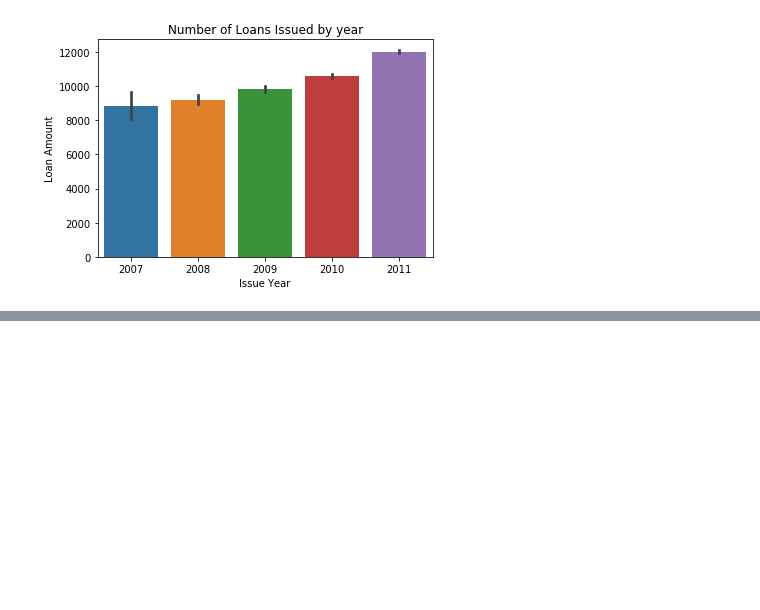
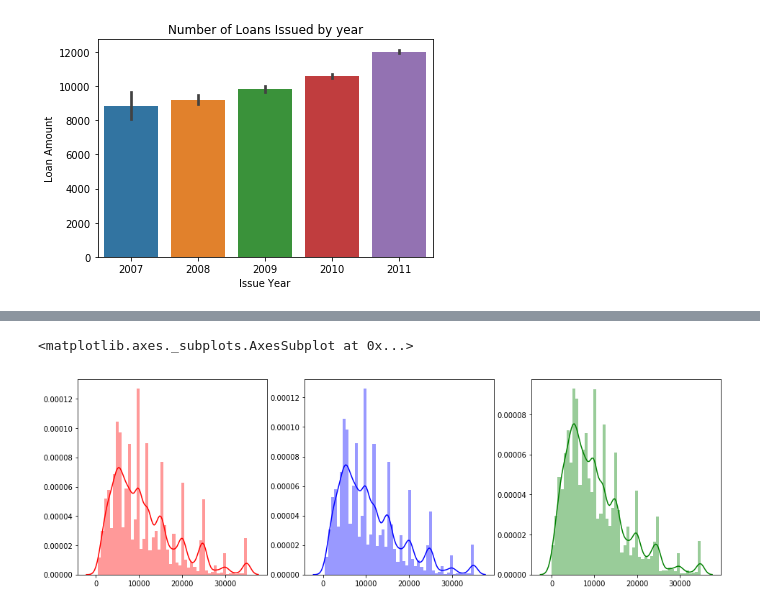
Before and after one commit to sheshanth123/Lending-Loan-Case-Study, a Jupyter notebook: Lending_club.ipynb, the cells around one changed output, grey strips where cells are left out. Drawn from its saved outputs; the diff is of its cells as text; code cells hidden in the pictures; blank space fills up the shorter version.

```diff
--- a/Lending_club.ipynb
+++ b/Lending_club.ipynb
@@ -164,0 +185,11 @@ Text(0,0.5,'Loan Amount')
+# %%
+fig, sb_plt = plt.subplots(1, 3, figsize=(16,5))
+loan_amount = loan_df['loan_amnt'].values
+funded_amount = loan_df['funded_amnt'].values
+funded_amount_by_investors = loan_df['funded_amnt_inv'].values
+sns.distplot(loan_amount, ax=sb_plt[0], color='r')
+sns.distplot(funded_amount, ax=sb_plt[1], color='b')
+sns.distplot(funded_amount_by_investors, ax=sb_plt[2], color='g')
+# %% [output]
+<matplotlib.axes._subplots.AxesSubplot at 0x...>
+[figure, added]
```
Also changed, not shown: parts of 26 cells of this notebook.
